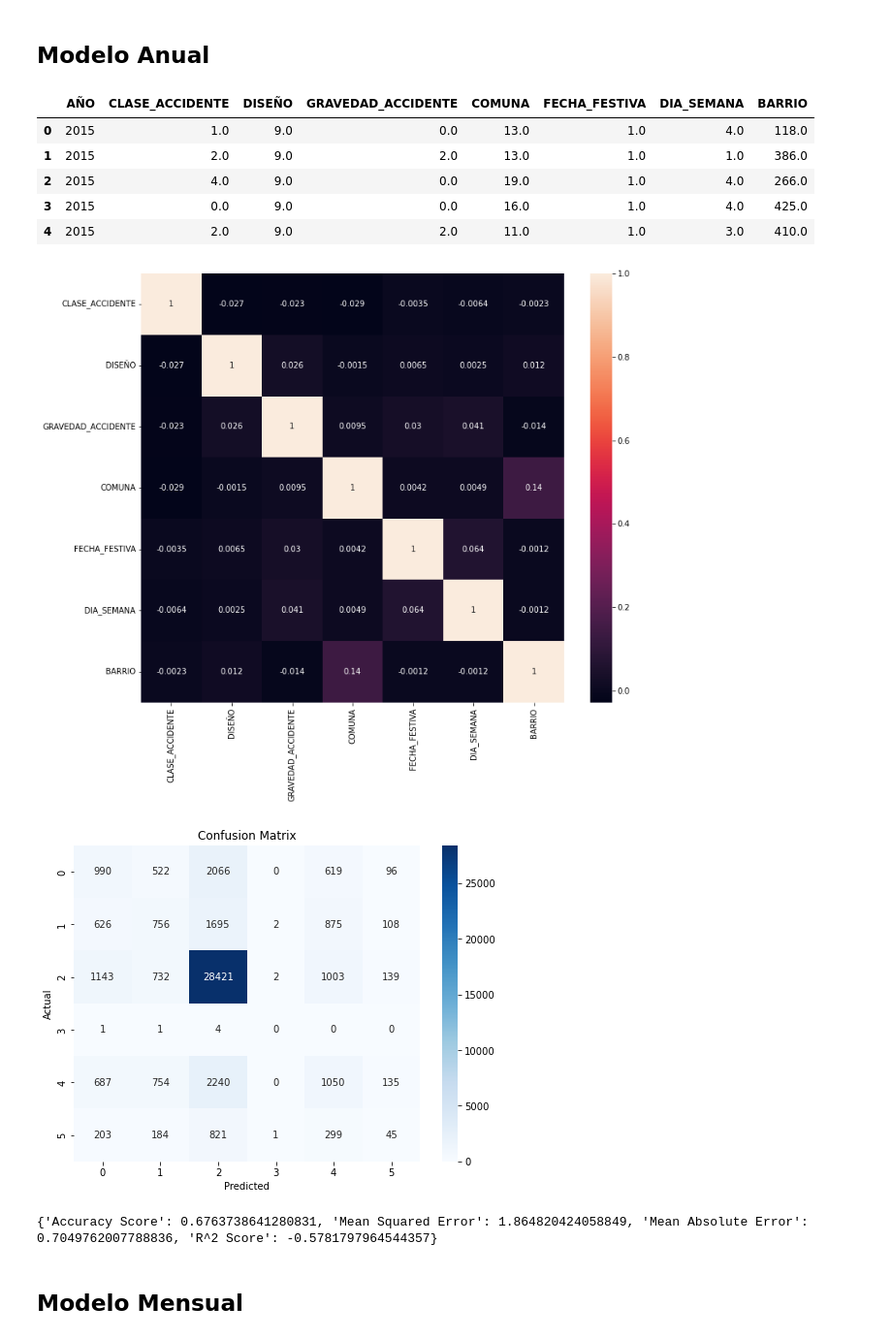
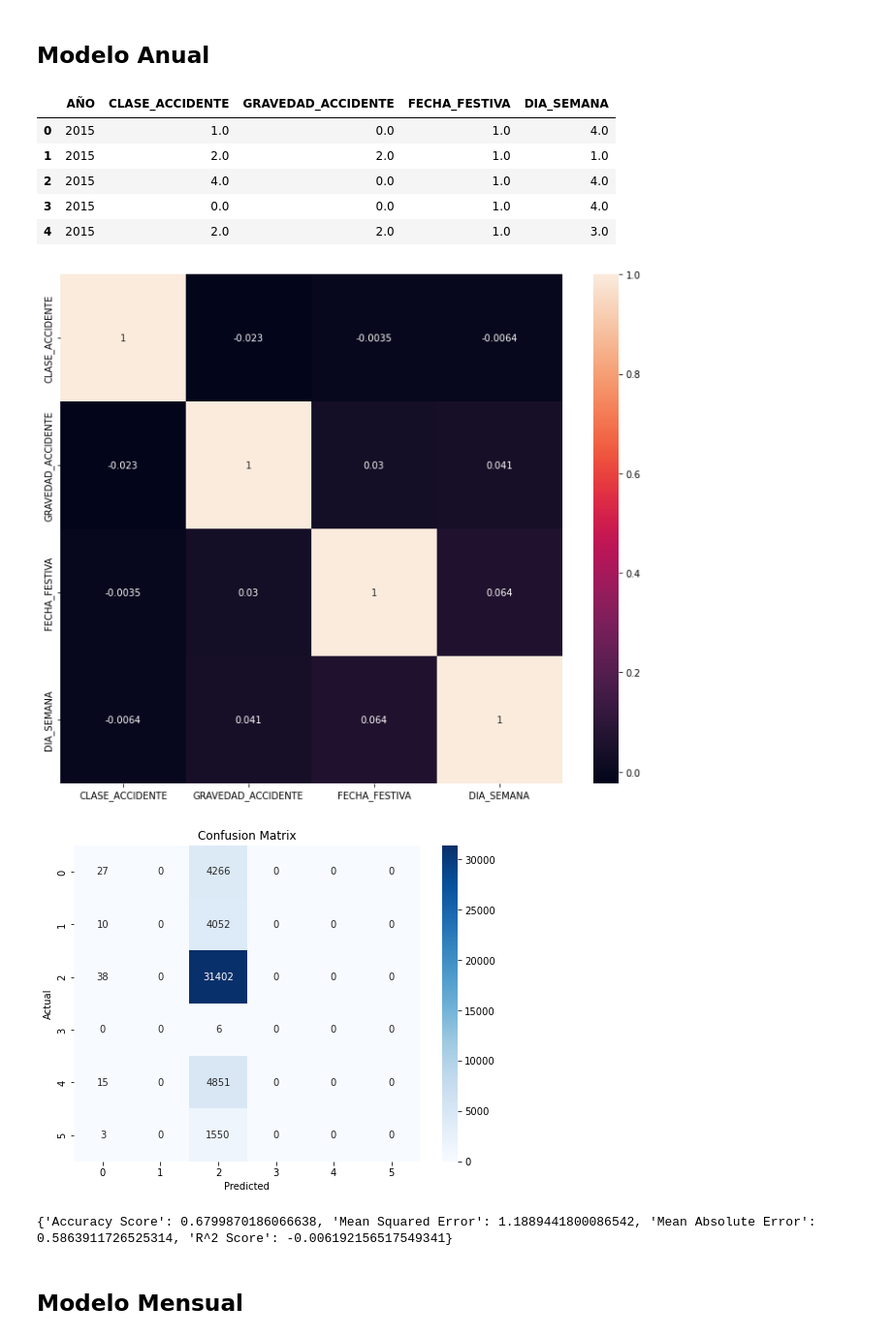
Before and after one commit to dgilrua/proyecto2-analitica, a Jupyter notebook: main.ipynb, the cells around one changed output. Shown at 97% size. Saved outputs shown, nothing was run; the diff lists cells and outputs as text; code cells hidden in the pictures.

```diff
--- a/main.ipynb
+++ b/main.ipynb
@@ -663,35 +663,30 @@ valid_data = df[df['AÑO'] == '2020']
 # %% [markdown]
 ## Modelo Anual
 # %%
-columnas_seleccionadas = ['AÑO', 'CLASE_ACCIDENTE', 'DISEÑO', 'GRAVEDAD_ACCIDENTE', 'COMUNA', 'FECHA_FESTIVA','DIA_SEMANA']
+columnas_seleccionadas = ['AÑO', 'CLASE_ACCIDENTE', 'GRAVEDAD_ACCIDENTE','FECHA_FESTIVA','DIA_SEMANA']
 df_anual = train_data[columnas_seleccionadas]
 df_valid_anual=valid_data[columnas_seleccionadas]
 # Crear un diccionario de mapeo
 # %%
 df_anual.head()
 # %% [output]
-|  | AÑO | CLASE_ACCIDENTE | DISEÑO | GRAVEDAD_ACCIDENTE | COMUNA | FECHA_FESTIVA | DIA_SEMANA | BARRIO |
-| 0 | 2015 | 1.0 | 9.0 | 0.0 | 13.0 | 1.0 | 4.0 | 118.0 |
-| 1 | 2015 | 2.0 | 9.0 | 2.0 | 13.0 | 1.0 | 1.0 | 386.0 |
-| 2 | 2015 | 4.0 | 9.0 | 0.0 | 19.0 | 1.0 | 4.0 | 266.0 |
-| 3 | 2015 | 0.0 | 9.0 | 0.0 | 16.0 | 1.0 | 4.0 | 425.0 |
-| 4 | 2015 | 2.0 | 9.0 | 2.0 | 11.0 | 1.0 | 3.0 | 410.0 |
+|  | AÑO | CLASE_ACCIDENTE | GRAVEDAD_ACCIDENTE | FECHA_FESTIVA | DIA_SEMANA |
+| 0 | 2015 | 1.0 | 0.0 | 1.0 | 4.0 |
+| 1 | 2015 | 2.0 | 2.0 | 1.0 | 1.0 |
+| 2 | 2015 | 4.0 | 0.0 | 1.0 | 4.0 |
+| 3 | 2015 | 0.0 | 0.0 | 1.0 | 4.0 |
+| 4 | 2015 | 2.0 | 2.0 | 1.0 | 3.0 |
 # %%
 fig, ax = plt.subplots(figsize=(12, 10))
 sns.heatmap(df_anual.corr(numeric_only=True), annot=True)
 plt.show()
 # %% [output]
-[figure, old version]
+[figure, new version]
 # %%
-def entrenar_modelo_multi(dataf, target,valid):
-# Paso 1: Preparar los datos
-    X_train = dataf.drop(target, axis=1)
-    y_train = dataf[[target]]
-    X_valid = valid.drop(target, axis=1)
-    y_valid = valid[[target]]
+def entrenar_modelo_multi(dataf, target):
 
     # Paso 2: Dividir los datos en conjuntos de entrenamiento y prueba
-    X_train, X_test, y_train, y_test = train_test_split(X_train, y_train, test_size=0.2, random_state=42)
+    X_train, X_test, y_train, y_test = train_test_split(dataf.drop(target, axis=1), dataf[[target]], test_size=0.2, random_state=42)
 
     # Paso 3: Crear y entrenar el modelo de regresión multioutput
     # En este ejemplo, se utiliza Random Forest como el regresor base
@@ -733,11 +728,11 @@ def entrenar_modelo_multi(dataf, target,valid):
         "R^2 Score": r2
     }
 # %%
-resultados = entrenar_modelo_multi(df_anual, 'CLASE_ACCIDENTE', df_valid_anual)
+resultados = entrenar_modelo_multi(df_anual, 'CLASE_ACCIDENTE')
 print(resultados)
 # %% [output]
-[figure, old version]
+[figure, new version]
-{'Accuracy Score': 0.6763738641280831, 'Mean Squared Error': 1.864820424058849, 'Mean Absolute Error': 0.7049762007788836, 'R^2 Score': -0.5781797964544357}
+{'Accuracy Score': 0.6799870186066638, 'Mean Squared Error': 1.1889441800086542, 'Mean Absolute Error': 0.5863911726525314, 'R^2 Score': -0.006192156517549341}
 # %% [markdown]
 ## Modelo Mensual
 # %%
```
Also changed, not shown: parts of 2 cells of this notebook.
